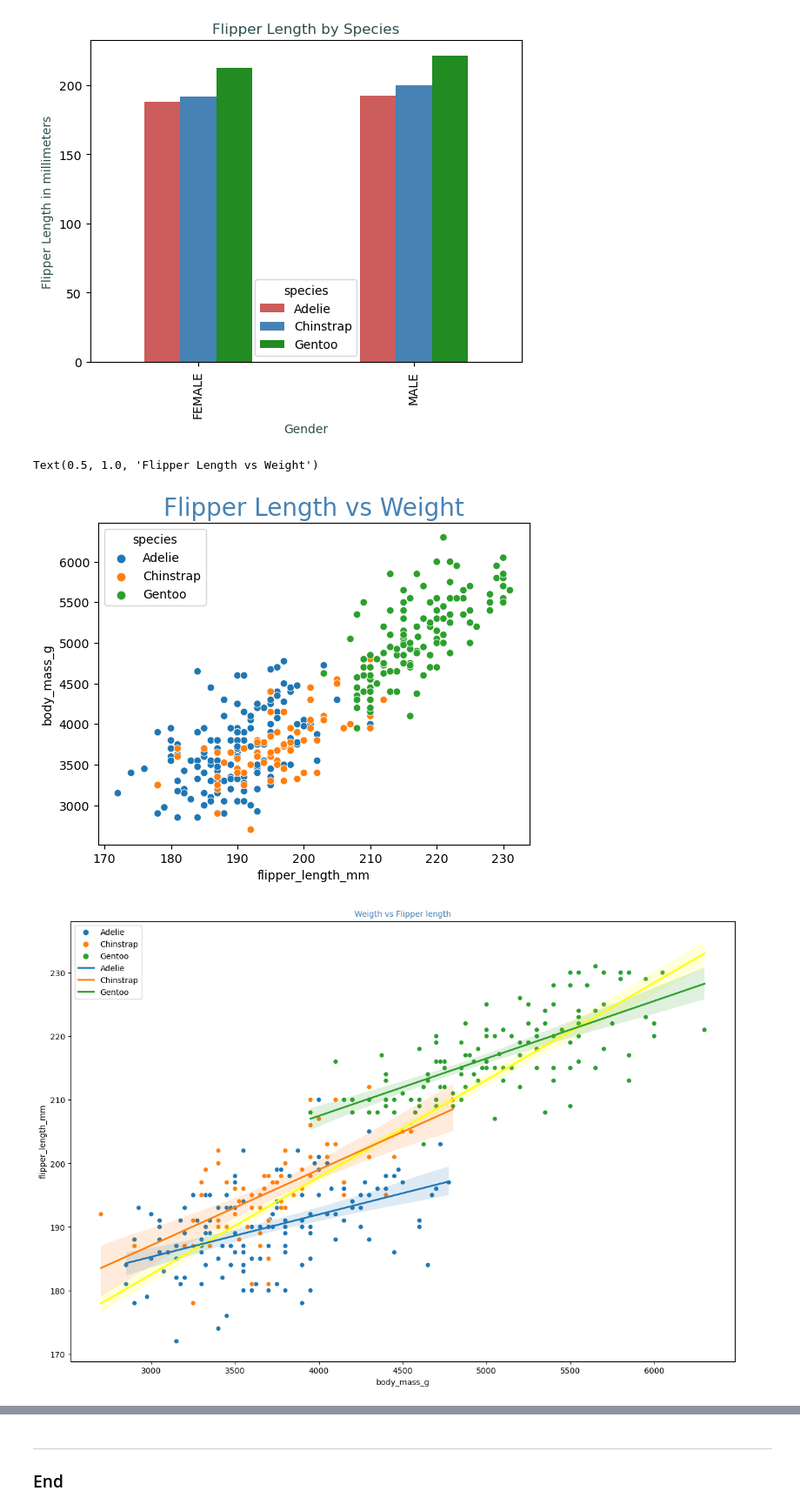
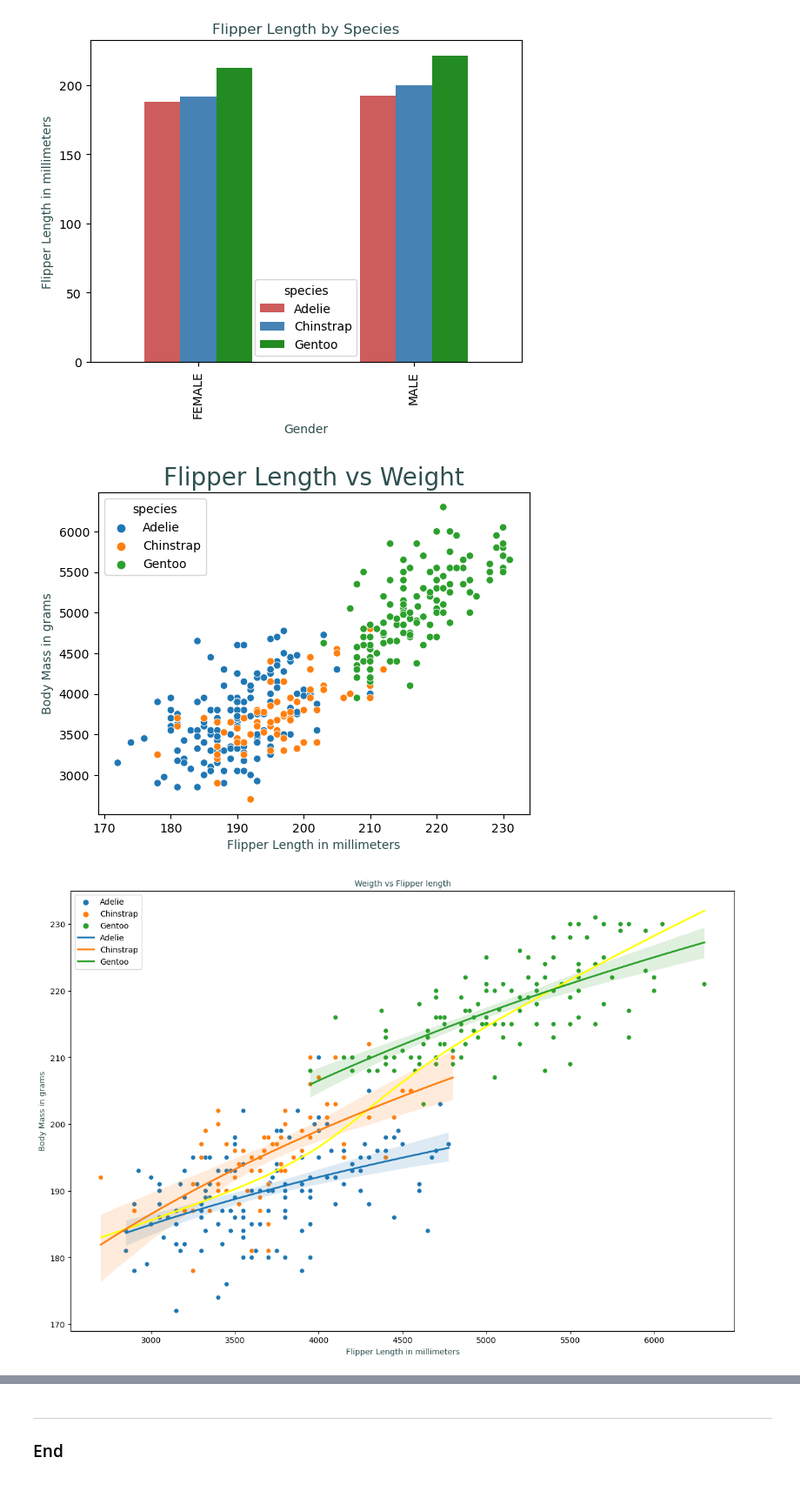
Before and after one commit to UWASIKLK/pda---mywork, a Jupyter notebook: penguins-project.ipynb, the cells around one changed output, grey strips where cells are left out. Shown at 87% size. Drawn from its saved outputs; the diff is of its cells as text; code cells hidden in the pictures.

```diff
--- a/penguins-project.ipynb
+++ b/penguins-project.ipynb
@@ -432,32 +432,35 @@ plt.show()
 # %% [output]
 [figure]
 # %%
-# This is a plot chart using all information from dataset sort out by species.
+# This is a scatter plot chart using all information from dataset sort out by species.
 
 sns.scatterplot(x='flipper_length_mm', y='body_mass_g', data=penguins, hue='species')
-plt.title('Flipper Length vs Weight', size = 20, color='steelblue')
+plt.xlabel('Flipper Length in millimeters', color='darkslategray')
+plt.ylabel('Body Mass in grams', color='darkslategray')
+plt.title('Flipper Length vs Weight', size = 20, color='darkslategray')
+plt.show()
 # %% [output]
-Text(0.5, 1.0, 'Flipper Length vs Weight')
-[figure, old version]
+[figure, new version]
 # %%
-# I created the scatter plot with the trend lines for all data points for each species to be able to see the correlation between the species.
-# I addedd the trend line for all data points combined to show the general overview on data set for specific variables.
+# I created the scatter plot with the trend lines for all data points for each species so I could see the correlation between the species.
+# I addedd the trend line for all data points combined to show the general overview of dataset for specific variables.
 
 plt.figure(figsize=(15,10))
 sns.scatterplot(x='body_mass_g', y='flipper_length_mm', data=penguins, hue='species')
 
 # Add trend lines for all data points
 
-sns.regplot(x='body_mass_g', y='flipper_length_mm', data=penguins, scatter=False, color='yellow')
+sns.regplot(x='body_mass_g', y='flipper_length_mm', data=penguins, scatter=False, lowess=True, color='yellow')
 
 # Separating the trend lines for each species.
 species_list = penguins['species'].unique()
 for species in species_list:
     block = penguins[penguins['species'] == species]
-    sns.regplot(x='body_mass_g', y="flipper_length_mm", data=block, scatter=False, label=species)
-
-plt.title("Weigth vs Flipper length", size=10, color ='steelblue')
+    sns.regplot(x='body_mass_g', y="flipper_length_mm", data=block, scatter=False, logx=True, label=species)
+plt.title("Weigth vs Flipper length", size=10, color ='darkslategray')
+plt.xlabel('Flipper Length in millimeters', color='darkslategray')
+plt.ylabel('Body Mass in grams', color='darkslategray')
 plt.legend()
 plt.show()
 # %% [output]
-[figure, old version]
+[figure, new version]
```
Also changed, not shown: parts of 3 cells of this notebook.
